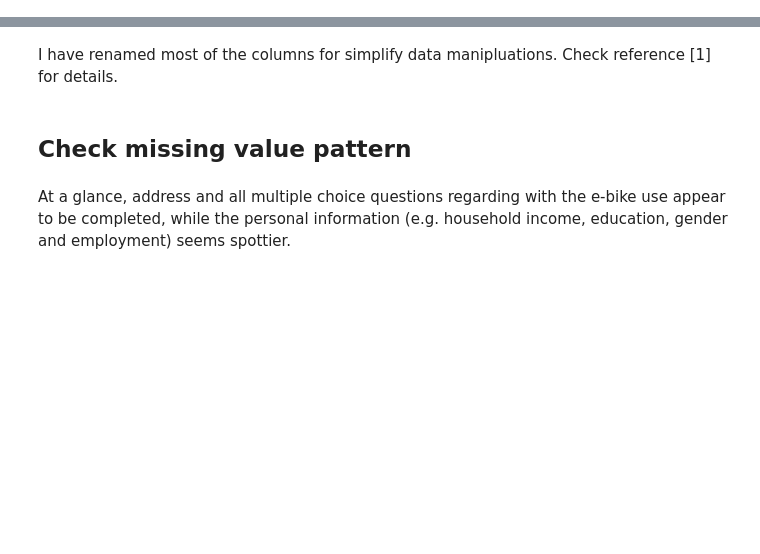
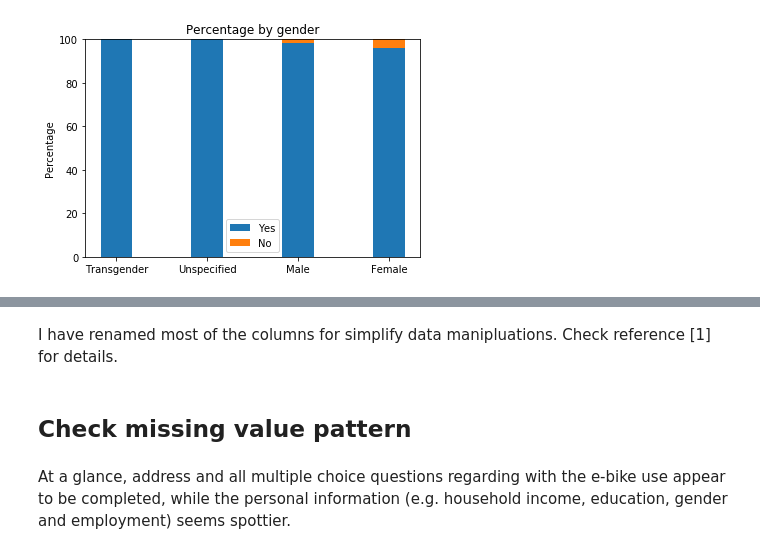
Before and after one commit to jodiezhu/leetcode_algo, a Jupyter notebook: ebike_analysis_book.ipynb, the cells around one changed output, grey strips where cells are left out. Cells and saved outputs as stored; diff of their text form; code cells hidden in the pictures; blank space fills up the shorter version.

```diff
--- a/ebike_analysis_book.ipynb
+++ b/ebike_analysis_book.ipynb
@@ -27,0 +83,21 @@ df_part1.describe(include=['O'])
+# %%
+# Plot of Response vs. Gender
+N = 4
+yesMeans = (100,100,98.2,95.9)
+noMeans = (0,0,1.8,4.1)
+
+ind = np.arange(N)    # the x locations for the groups
+width = 0.35       # the width of the bars: can also be len(x) sequence
+
+p1 = plt.bar(ind, yesMeans, width)
+p2 = plt.bar(ind, noMeans, width,bottom=yesMeans)
+
+plt.ylabel('Percentage')
+plt.title('Percentage by gender')
+plt.xticks(ind, ('Transgender','Unspecified','Male','Female'))
+plt.yticks(np.arange(0, 110, 20))
+plt.legend((p1[0], p2[0]), ('Yes', 'No'))
+
+plt.savefig('gender.png')
+# %% [output]
+[figure, added]
```
Also changed, not shown: parts of 22 cells of this notebook.
